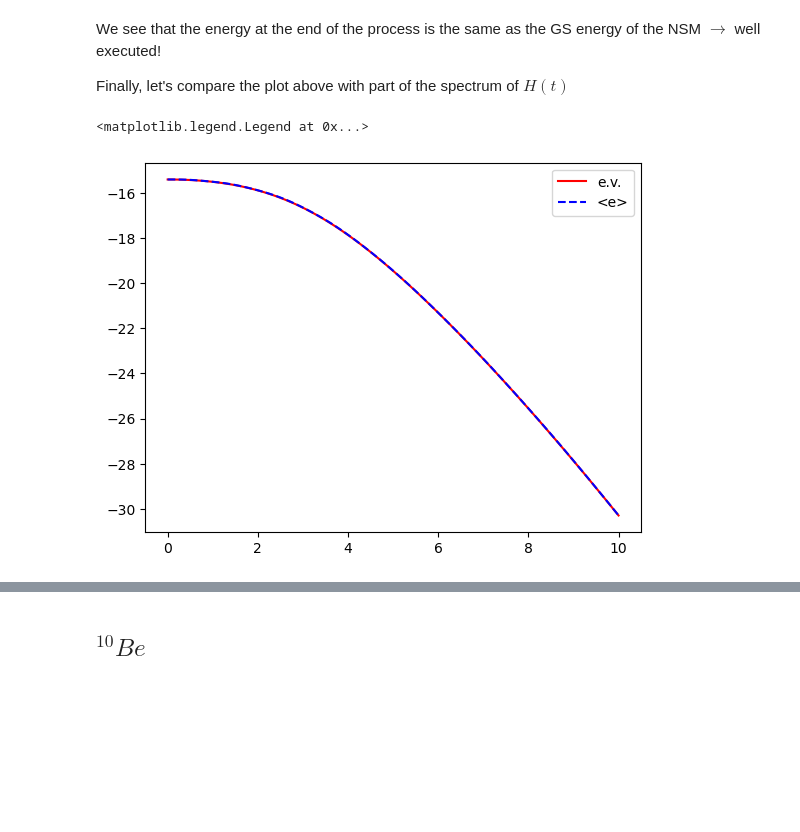
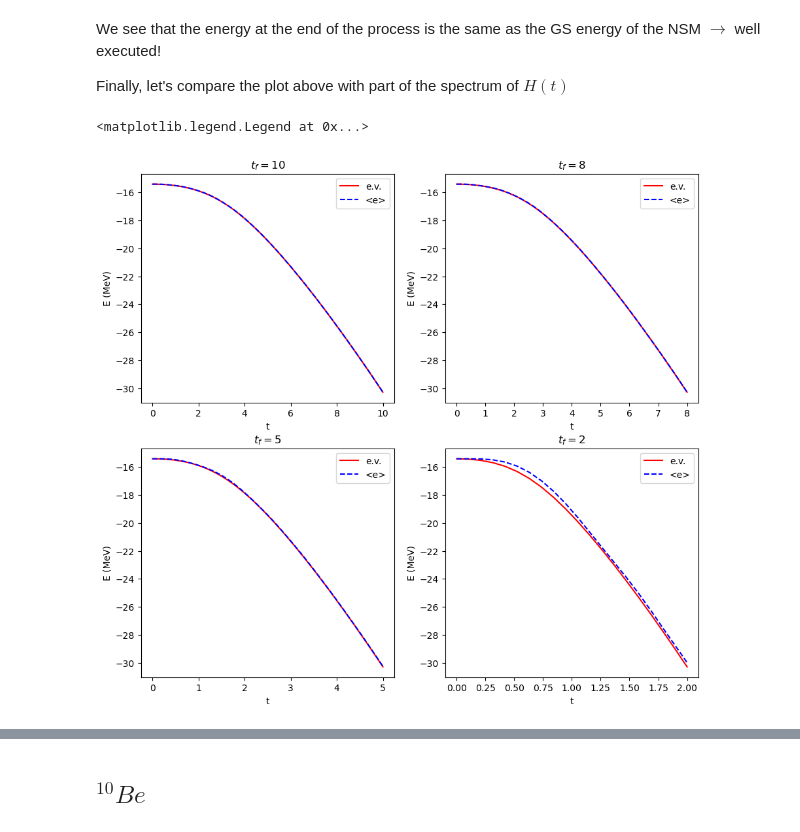
Before and after one commit to albertmolinaa/Quantum-Annealing-TFG, a Jupyter notebook: QuantumAnnealning_Albert.ipynb, the cells around one changed output, grey strips where cells are left out. Drawn from its saved outputs; the diff is of its cells as text; code cells hidden in the pictures; blank space fills up the shorter version.

```diff
--- a/QuantumAnnealning_Albert.ipynb
+++ b/QuantumAnnealning_Albert.ipynb
@@ -152,10 +274,35 @@ We see that the energy at the end of the process is the same as the GS energy of
 
 Finally, let's compare the plot above with part of the spectrum of $H(t)$
 # %%
-plt.figure()
-plt.plot(time, spectrum_t_eight, 'r-', label='e.v.')
-plt.plot(time, energy_eight, 'b--', label='<e>')
+plt.figure('spectrum against e.v.', figsize=(11,10))
+plt.subplot(221)
+plt.title('$t_f = 10$')
+plt.plot(time10, spectrum_arr10[:,0], 'r-', label='e.v.')
+plt.plot(time10, energy_eight10, 'b--', label='<e>')
+plt.xlabel('t')
+plt.ylabel('E (MeV)')
 plt.legend()
+plt.subplot(222)
+plt.title('$t_f = 8$')
+plt.plot(time8, spectrum_arr8[:,0], 'r-', label='e.v.')
+plt.plot(time8, energy_eight8, 'b--', label='<e>')
+plt.xlabel('t')
+plt.ylabel('E (MeV)')
+plt.legend()
+plt.subplot(223)
+plt.title('$t_f = 5$')
+plt.plot(time5, spectrum_arr5[:,0], 'r-', label='e.v.')
+plt.plot(time5, energy_eight5, 'b--', label='<e>')
+plt.xlabel('t')
+plt.ylabel('E (MeV)')
+plt.legend()
+plt.subplot(224)
+plt.title('$t_f = 2$')
+plt.plot(time2, spectrum_arr2[:,0], 'r-', label='e.v.')
+plt.plot(time2, energy_eight2, 'b--', label='<e>')
+plt.xlabel('t')
+plt.ylabel('E (MeV)')
+plt.legend()
 # %% [output]
 <matplotlib.legend.Legend at 0x...>
-[figure, old version]
+[figure, new version]
```
Also changed, not shown: parts of 36 cells of this notebook.
